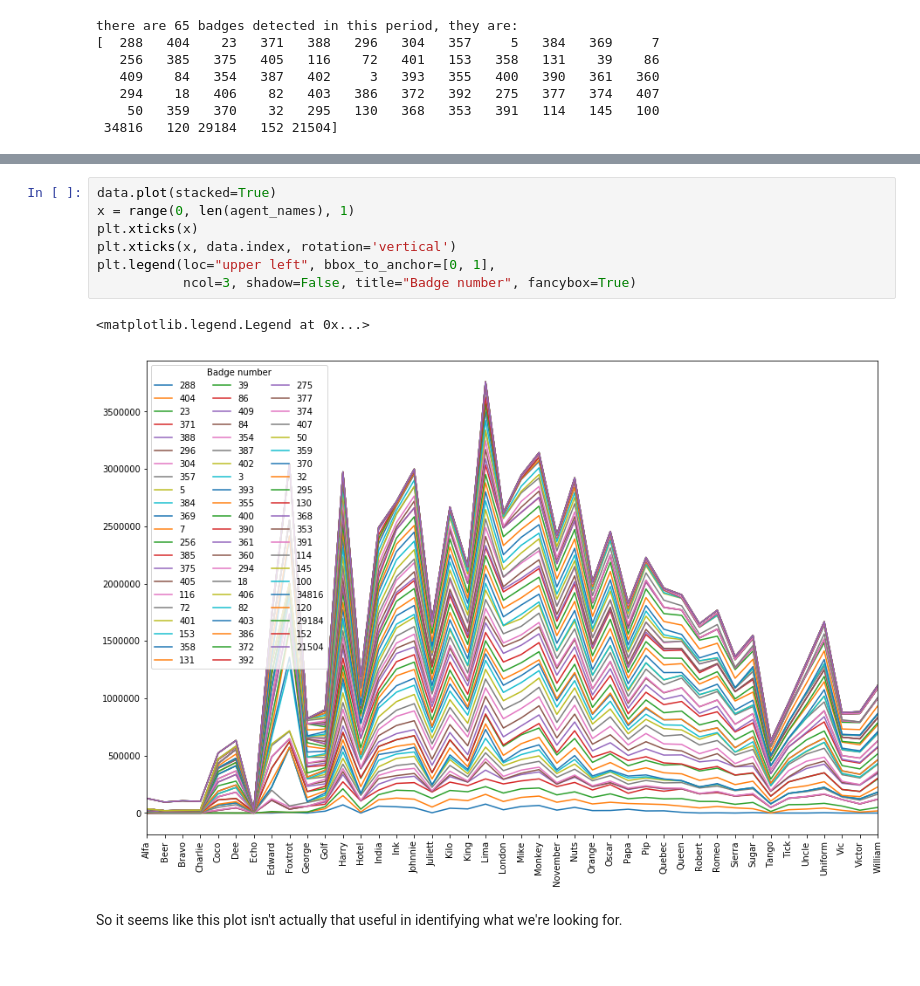
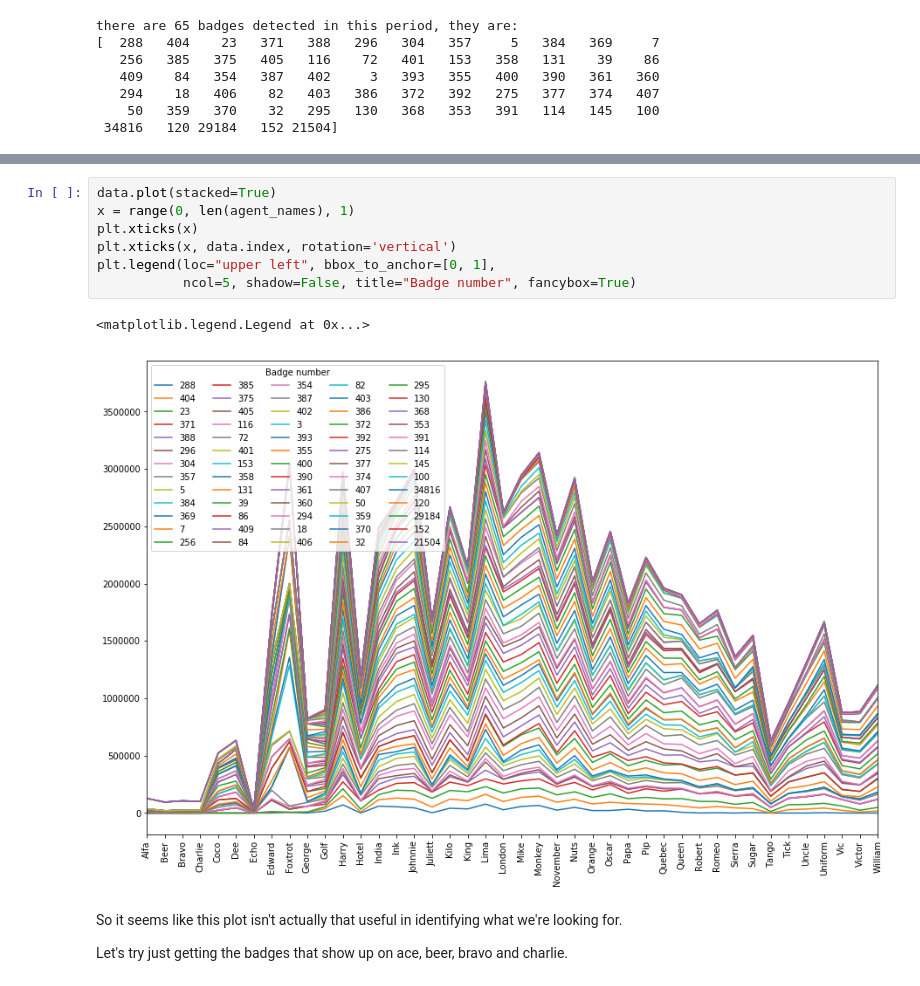
Before and after one commit to notionparallax/sensicorn, a Jupyter notebook: initialDataAnalysis/scan period visualisation.ipynb, the cells around one changed output, grey strips where cells are left out. Drawn from its saved outputs; the diff is of its cells as text.

```diff
--- a/initialDataAnalysis/scan period visualisation.ipynb
+++ b/initialDataAnalysis/scan period visualisation.ipynb
@@ -133,12 +246,14 @@ data.head()
 # %%
 data.plot(stacked=True)
 x = range(0, len(agent_names), 1)
 plt.xticks(x)
 plt.xticks(x, data.index, rotation='vertical')
 plt.legend(loc="upper left", bbox_to_anchor=[0, 1],
-           ncol=3, shadow=False, title="Badge number", fancybox=True)
+           ncol=5, shadow=False, title="Badge number", fancybox=True)
 # %% [output]
 <matplotlib.legend.Legend at 0x...>
-[figure, old version]
+[figure, new version]
 # %% [markdown]
 So it seems like this plot isn't actually that useful in identifying what we're looking for.
+
+Let's try just getting the badges that show up on ace, beer, bravo and charlie.
```
Also changed, not shown: parts of 16 cells of this notebook.
